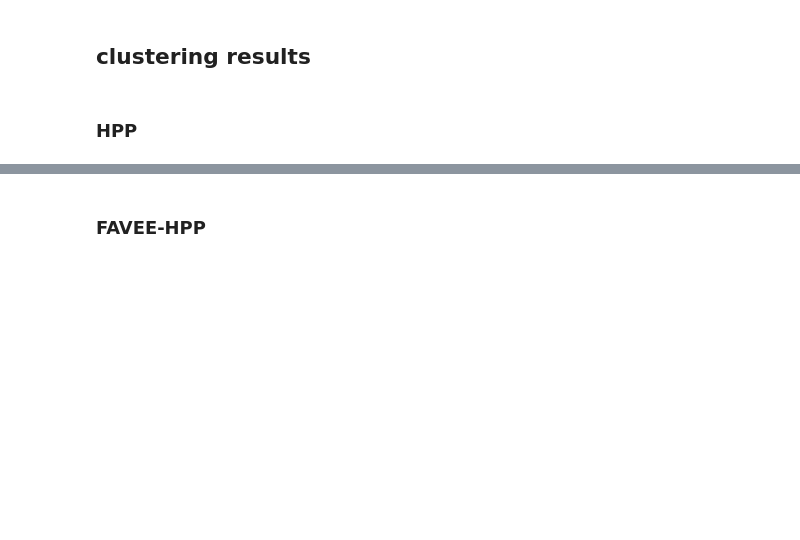
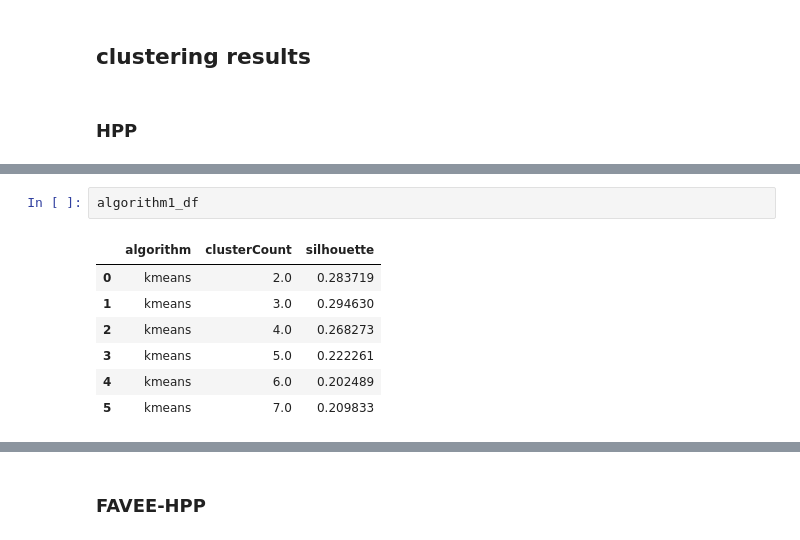
Before and after one commit to BNU-Wang-MSN-Lab/FAVEE-HPP, a Jupyter notebook: Study2/World_avg_results/Categorical_Model.ipynb, the cells around one changed output, grey strips where cells are left out. Saved outputs shown, nothing was run; the diff lists cells and outputs as text; blank space fills up the shorter version.

```diff
--- a/Study2/World_avg_results/Categorical_Model.ipynb
+++ b/Study2/World_avg_results/Categorical_Model.ipynb
@@ -72,3 +72,13 @@ Text(0, 0.5, 'Silhouette Value')
+# %%
+algorithm1_df
+# %% [output]
+|  | algorithm | clusterCount | silhouette |
+| 0 | kmeans | 2.0 | 0.283719 |
+| 1 | kmeans | 3.0 | 0.294630 |
+| 2 | kmeans | 4.0 | 0.268273 |
+| 3 | kmeans | 5.0 | 0.222261 |
+| 4 | kmeans | 6.0 | 0.202489 |
+| 5 | kmeans | 7.0 | 0.209833 |
 # %%
 raw_results = clustering.create_cluster_models(data_type = "df",data = dim_rel_scaled_total,
                         methods=['KMeans'],ks=[3],keep_orig=True)
```
Also changed, not shown: parts of 9 cells of this notebook, 23 other files.
